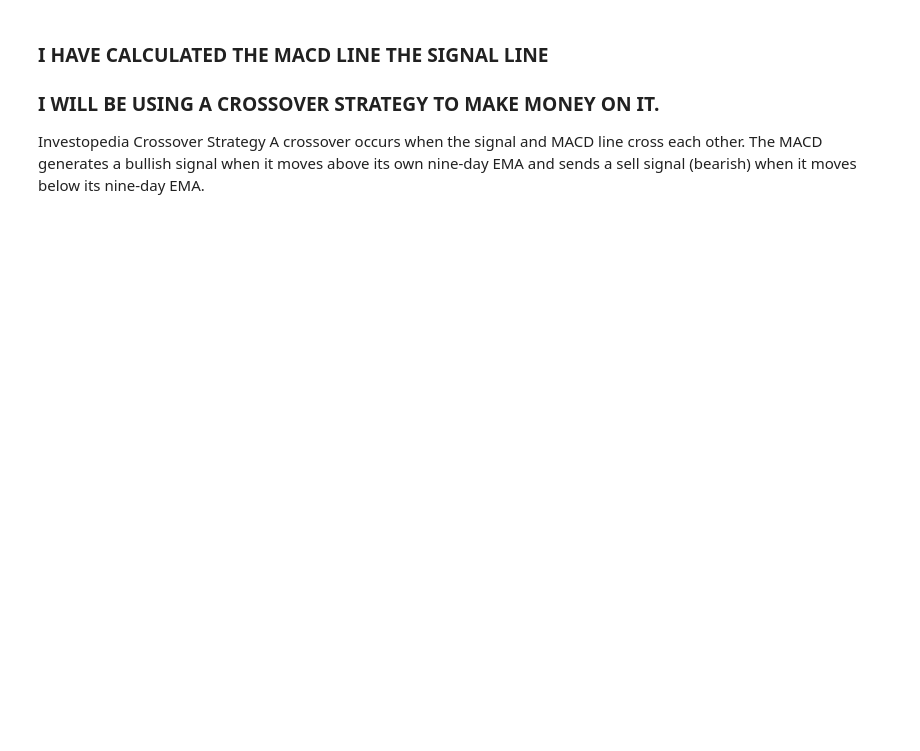
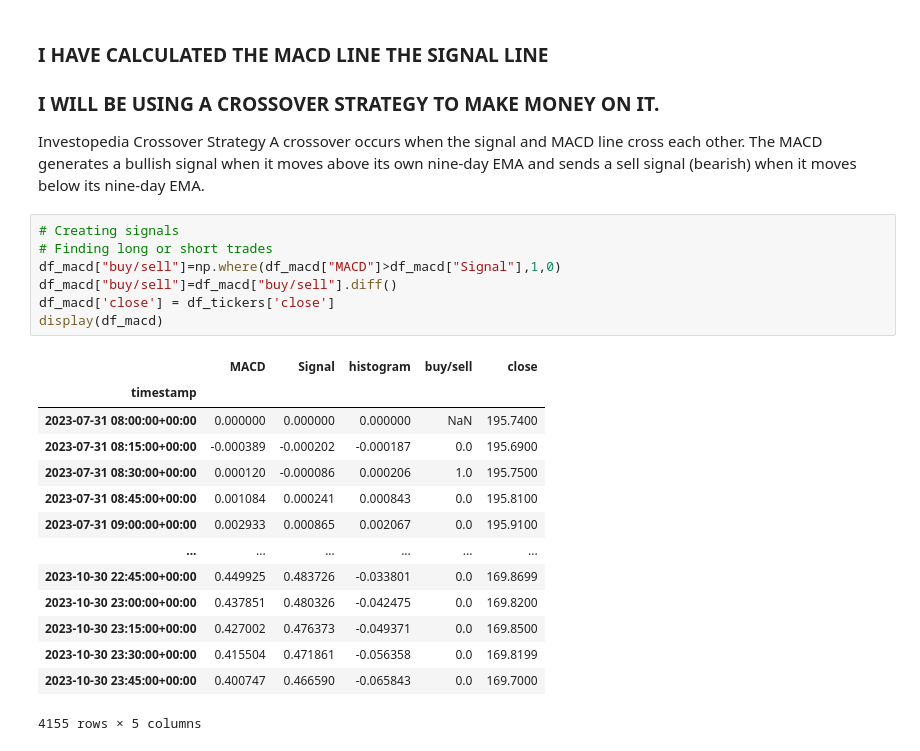
Before and after one commit to harithmd1/project1_group2, a Jupyter notebook: Momentum_MACD_Michael.ipynb, the cells around one changed output. Drawn from its saved outputs; the diff is of its cells as text; blank space fills up the shorter version.

```diff
--- a/Momentum_MACD_Michael.ipynb
+++ b/Momentum_MACD_Michael.ipynb
@@ -183,4 +184,26 @@ Histogram_plot
 Investopedia
 Crossover Strategy
 A crossover occurs when the signal and MACD line cross each other. The MACD generates a bullish signal when it moves above its own nine-day EMA and sends a sell signal (bearish) when it moves below its nine-day EMA.
+# %%
+# Creating signals
+# Finding long or short trades
+df_macd["buy/sell"]=np.where(df_macd["MACD"]>df_macd["Signal"],1,0)
+df_macd["buy/sell"]=df_macd["buy/sell"].diff()
+df_macd['close'] = df_tickers['close']
+display(df_macd)
+# %% [output]
+|  | MACD | Signal | histogram | buy/sell | close |
+| timestamp |  |  |  |  |  |
+| 2023-07-31 08:00:00+00:00 | 0.000000 | 0.000000 | 0.000000 | NaN | 195.7400 |
+| 2023-07-31 08:15:00+00:00 | -0.000389 | -0.000202 | -0.000187 | 0.0 | 195.6900 |
+| 2023-07-31 08:30:00+00:00 | 0.000120 | -0.000086 | 0.000206 | 1.0 | 195.7500 |
+| 2023-07-31 08:45:00+00:00 | 0.001084 | 0.000241 | 0.000843 | 0.0 | 195.8100 |
+| 2023-07-31 09:00:00+00:00 | 0.002933 | 0.000865 | 0.002067 | 0.0 | 195.9100 |
+| ... | ... | ... | ... | ... | ... |
+| 2023-10-30 22:45:00+00:00 | 0.449925 | 0.483726 | -0.033801 | 0.0 | 169.8699 |
+| 2023-10-30 23:00:00+00:00 | 0.437851 | 0.480326 | -0.042475 | 0.0 | 169.8200 |
+| 2023-10-30 23:15:00+00:00 | 0.427002 | 0.476373 | -0.049371 | 0.0 | 169.8500 |
+| 2023-10-30 23:30:00+00:00 | 0.415504 | 0.471861 | -0.056358 | 0.0 | 169.8199 |
+| 2023-10-30 23:45:00+00:00 | 0.400747 | 0.466590 | -0.065843 | 0.0 | 169.7000 |
+4155 rows × 5 columns
 # %%
```
Also changed, not shown: parts of 6 cells of this notebook, 2 other files.
